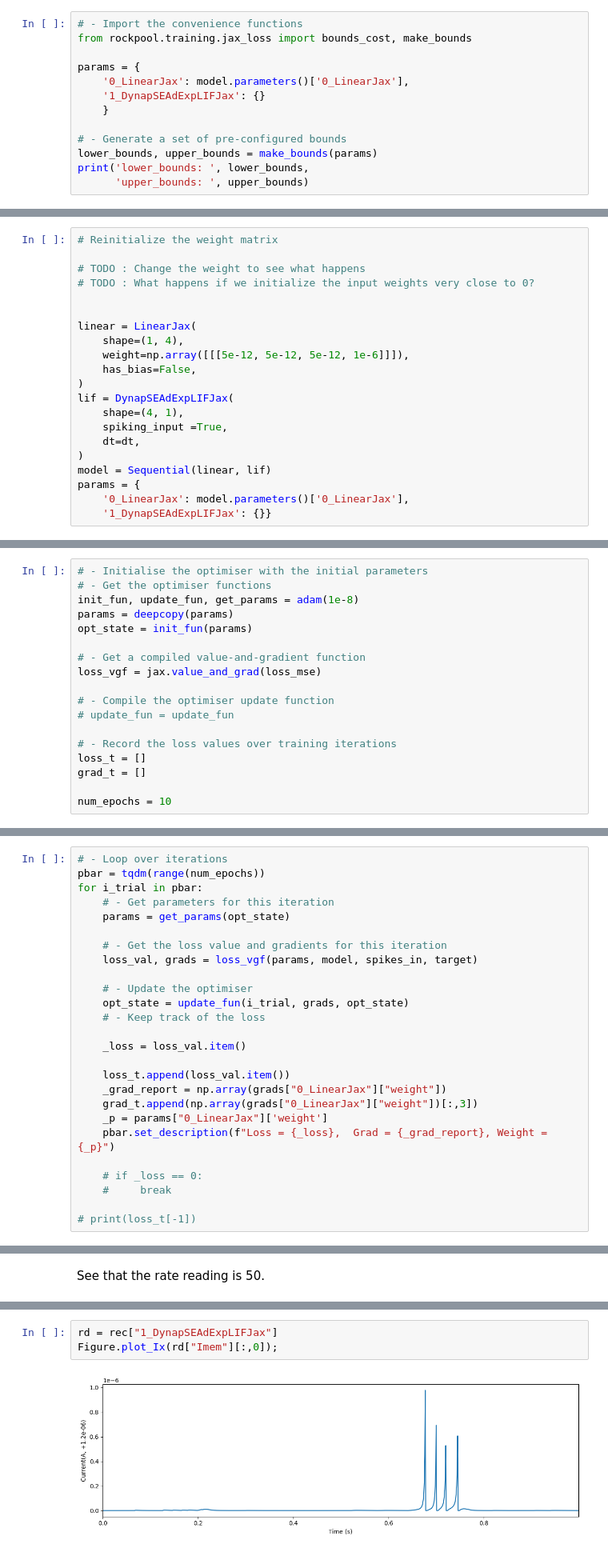
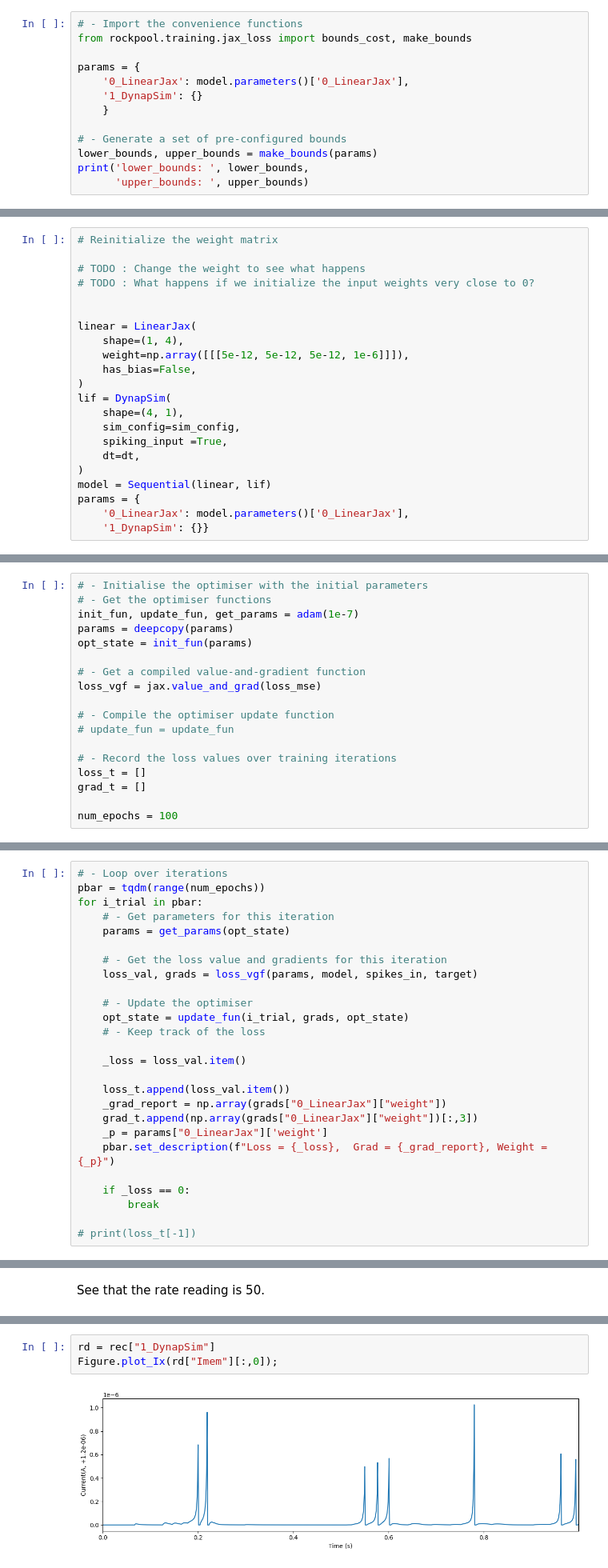
Before and after one commit to synsense/rockpool, a Jupyter notebook: docs/devices/DynapSE/spike_rate.ipynb, the cells around one changed output, grey strips where cells are left out. Shown at 80% size. Drawn from its saved outputs; the diff is of its cells as text.

```diff
--- a/docs/devices/DynapSE/spike_rate.ipynb
+++ b/docs/devices/DynapSE/spike_rate.ipynb
@@ -165,7 +172,7 @@ from rockpool.training.jax_loss import bounds_cost, make_bounds
 
 params = {
     '0_LinearJax': model.parameters()['0_LinearJax'],
-    '1_DynapSEAdExpLIFJax': {}
+    '1_DynapSim': {}
     }
 
 # - Generate a set of pre-configured bounds
@@ -275,15 +282,16 @@ linear = LinearJax(
     weight=np.array([[[5e-12, 5e-12, 5e-12, 1e-6]]]),
     has_bias=False,
 )
-lif = DynapSEAdExpLIFJax(
+lif = DynapSim(
     shape=(4, 1),
+    sim_config=sim_config,
     spiking_input =True,
     dt=dt,
 )
 model = Sequential(linear, lif)
 params = {
     '0_LinearJax': model.parameters()['0_LinearJax'],
-    '1_DynapSEAdExpLIFJax': {}}
+    '1_DynapSim': {}}
 # %% [markdown]
 ### Section 4.1 : Training Loop
 
@@ -302,7 +306,7 @@ array([[5.e-12, 5.e-12, 5.e-12, 1.e-06]])
 # %%
 # - Initialise the optimiser with the initial parameters
 # - Get the optimiser functions
-init_fun, update_fun, get_params = adam(1e-8)
+init_fun, update_fun, get_params = adam(1e-7)
 params = deepcopy(params)
 opt_state = init_fun(params)
 
@@ -316,7 +320,7 @@ loss_vgf = jax.value_and_grad(loss_mse)
 loss_t = []
 grad_t = []
 
-num_epochs = 10
+num_epochs = 100
 # %%
 get_params(opt_state)
 # %% [output]
@@ -344,8 +348,8 @@ for i_trial in pbar:
     _p = params["0_LinearJax"]['weight']
     pbar.set_description(f"Loss = {_loss},  Grad = {_grad_report}, Weight = {_p}")
 
-    # if _loss == 0:
-    #     break
+    if _loss == 0:
+        break
 
 # print(loss_t[-1])
 # %%
@@ -413,8 +417,8 @@ model.parameters()
   'Ipulse': array([3.5e-08], dtype=float32),
   'Ispkthr': array([1.e-06], dtype=float32)}}
 # %%
-rd = rec["1_DynapSEAdExpLIFJax"]
+rd = rec["1_DynapSim"]
 Figure.plot_Ix(rd["Imem"][:,0]);
 # %% [output]
-[figure, old version]
+[figure, new version]
 # %%
```
Also changed, not shown: parts of 25 cells of this notebook, 3 other files.
